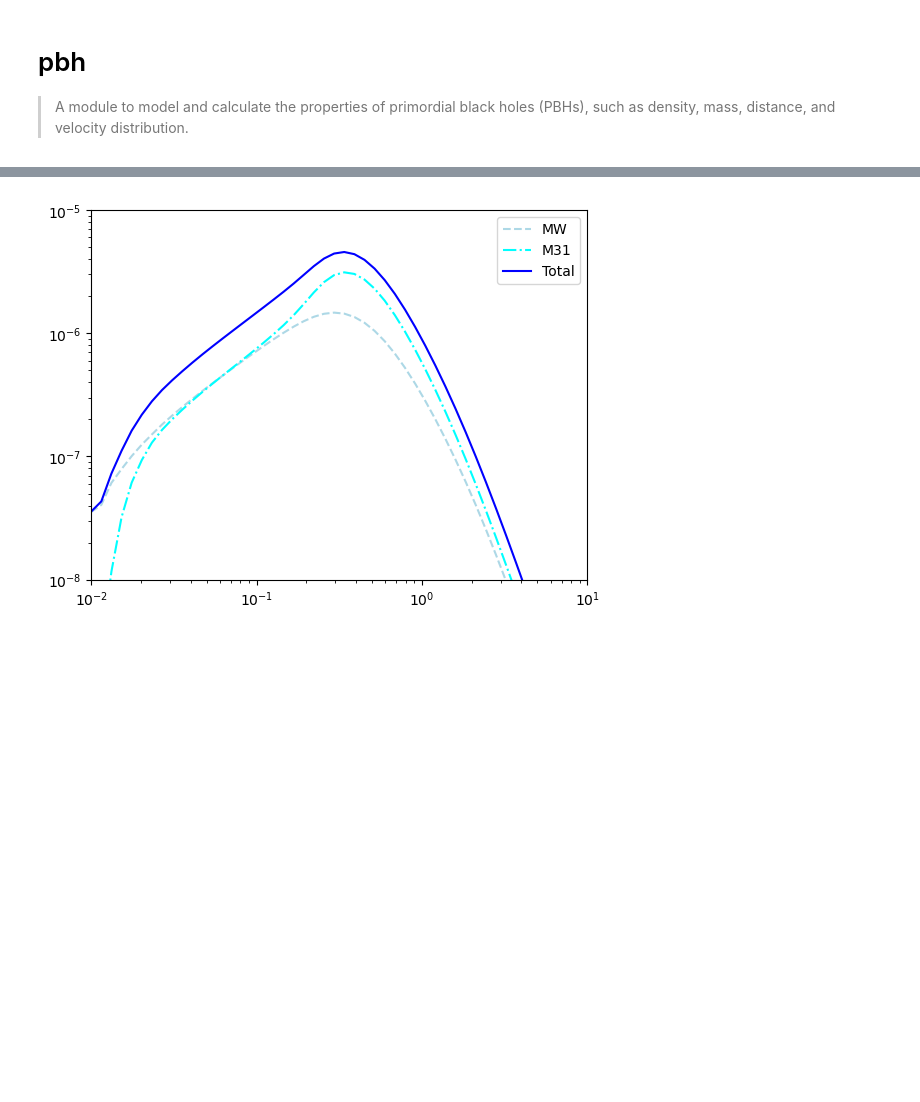
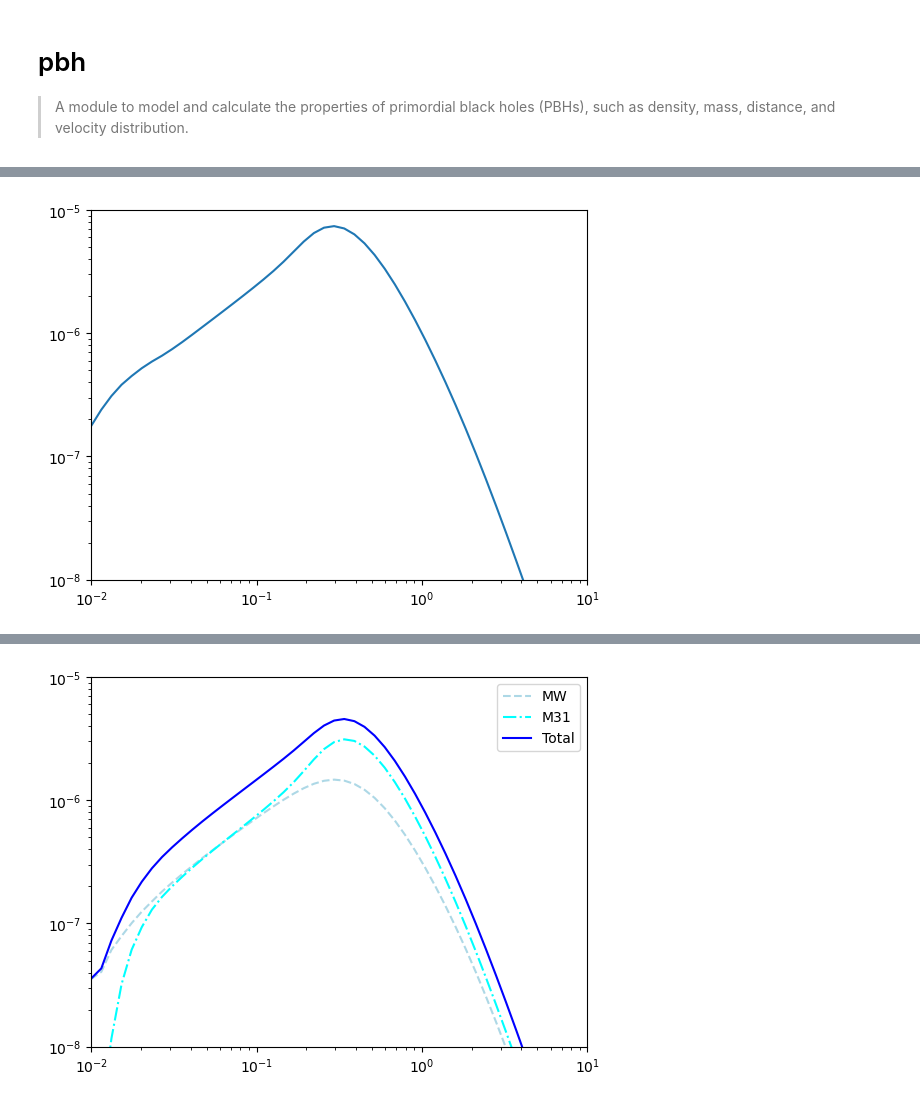
Before and after one commit to NolanSmyth/LensCalcPy, a Jupyter notebook: nbs/00_pbh.ipynb, the cells around one changed output, grey strips where cells are left out. Cells and saved outputs as stored; diff of their text form; code cells hidden in the pictures; blank space fills up the shorter version.

```diff
--- a/nbs/00_pbh.ipynb
+++ b/nbs/00_pbh.ipynb
@@ -95,0 +159,8 @@ pbh = Pbh(1e-8, 1)
+# %%
+results = [pbh.differential_rate(t) for t in ts]
+plt.loglog(ts, results)
+plt.xlim(1e-2, 1e1)
+plt.ylim(1e-8, 1e-5)
+plt.show()
+# %% [output]
+[figure, added]
```
Also changed, not shown: parts of 8 cells of this notebook, 10 other files.
